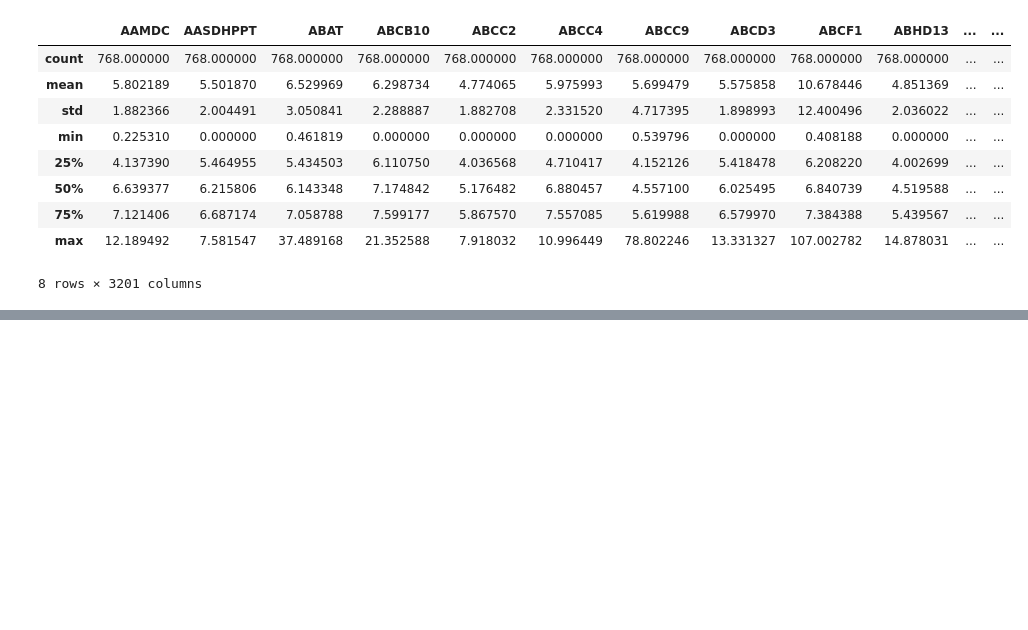
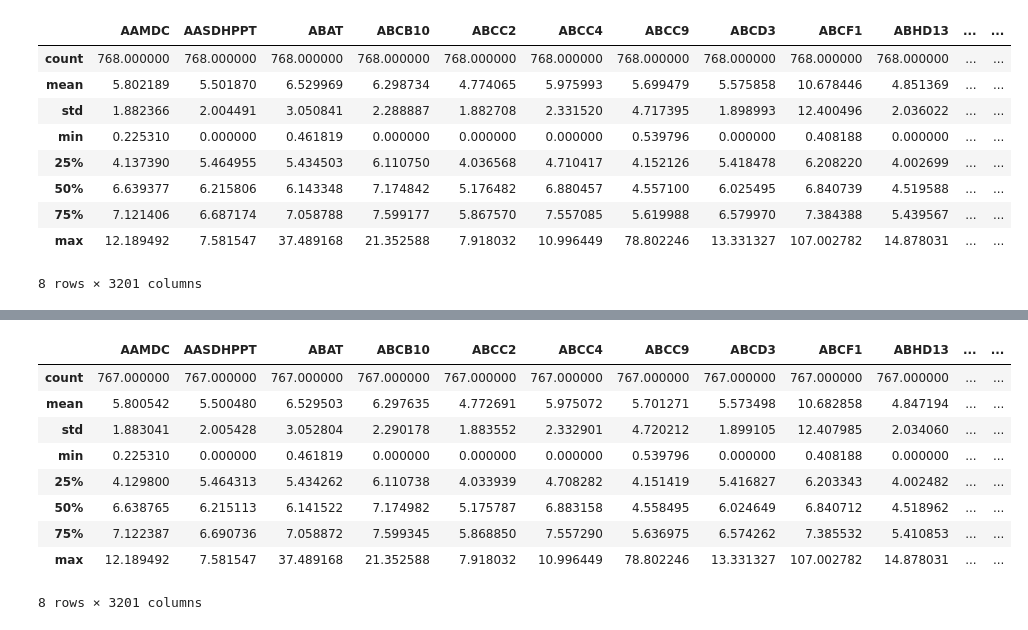
Before and after one commit to shakil2490/Sepsis_Mortality_Prediction_Transcriptomics_ML, a Jupyter notebook: sepsis_mortality_prediction.ipynb, the cells around one changed output, grey strips where cells are left out. Cells and saved outputs as stored; diff of their text form; code cells hidden in the pictures; blank space fills up the shorter version.

```diff
--- a/sepsis_mortality_prediction.ipynb
+++ b/sepsis_mortality_prediction.ipynb
@@ -86,0 +103,17 @@ data.describe()
+# %%
+# drop the missing values
+data = data.dropna()
+# %%
+# Summary statistics
+data.describe()
+# %% [output]
+|  | AAMDC | AASDHPPT | ABAT | ABCB10 | ABCC2 | ABCC4 | ABCC9 | ABCD3 | ABCF1 | ABHD13 | ... | ... |
+| count | 767.000000 | 767.000000 | 767.000000 | 767.000000 | 767.000000 | 767.000000 | 767.000000 | 767.000000 | 767.000000 | 767.000000 | ... | ... |
+| mean | 5.800542 | 5.500480 | 6.529503 | 6.297635 | 4.772691 | 5.975072 | 5.701271 | 5.573498 | 10.682858 | 4.847194 | ... | ... |
+| std | 1.883041 | 2.005428 | 3.052804 | 2.290178 | 1.883552 | 2.332901 | 4.720212 | 1.899105 | 12.407985 | 2.034060 | ... | ... |
+| min | 0.225310 | 0.000000 | 0.461819 | 0.000000 | 0.000000 | 0.000000 | 0.539796 | 0.000000 | 0.408188 | 0.000000 | ... | ... |
+| 25% | 4.129800 | 5.464313 | 5.434262 | 6.110738 | 4.033939 | 4.708282 | 4.151419 | 5.416827 | 6.203343 | 4.002482 | ... | ... |
+| 50% | 6.638765 | 6.215113 | 6.141522 | 7.174982 | 5.175787 | 6.883158 | 4.558495 | 6.024649 | 6.840712 | 4.518962 | ... | ... |
+| 75% | 7.122387 | 6.690736 | 7.058872 | 7.599345 | 5.868850 | 7.557290 | 5.636975 | 6.574262 | 7.385532 | 5.410853 | ... | ... |
+| max | 12.189492 | 7.581547 | 37.489168 | 21.352588 | 7.918032 | 10.996449 | 78.802246 | 13.331327 | 107.002782 | 14.878031 | ... | ... |
+8 rows × 3201 columns
```
Also changed, not shown: parts of 4 cells of this notebook, 1 other file.
